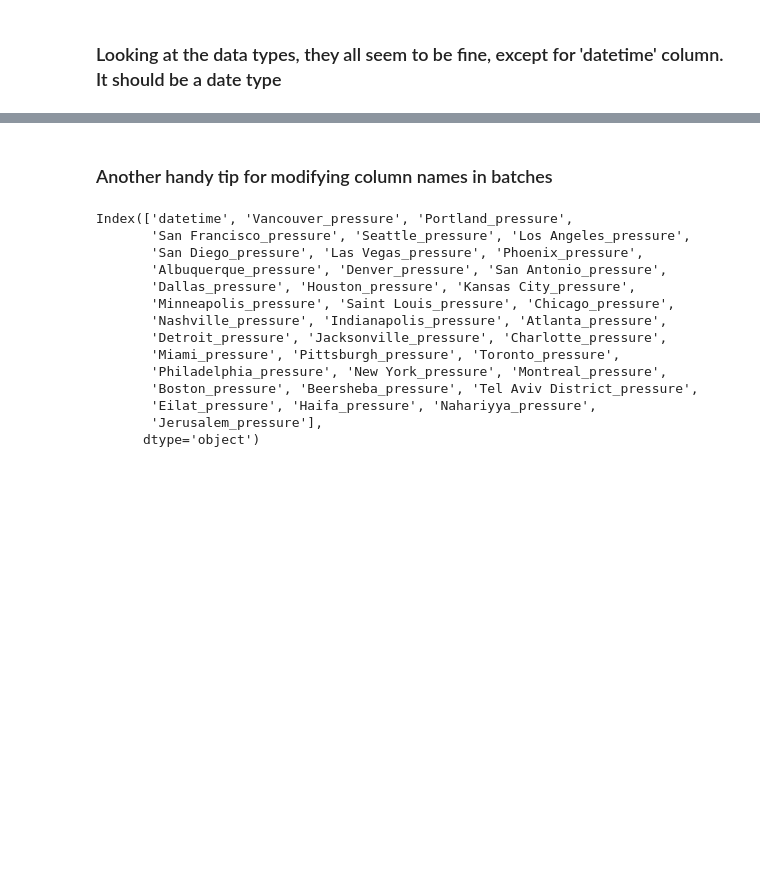
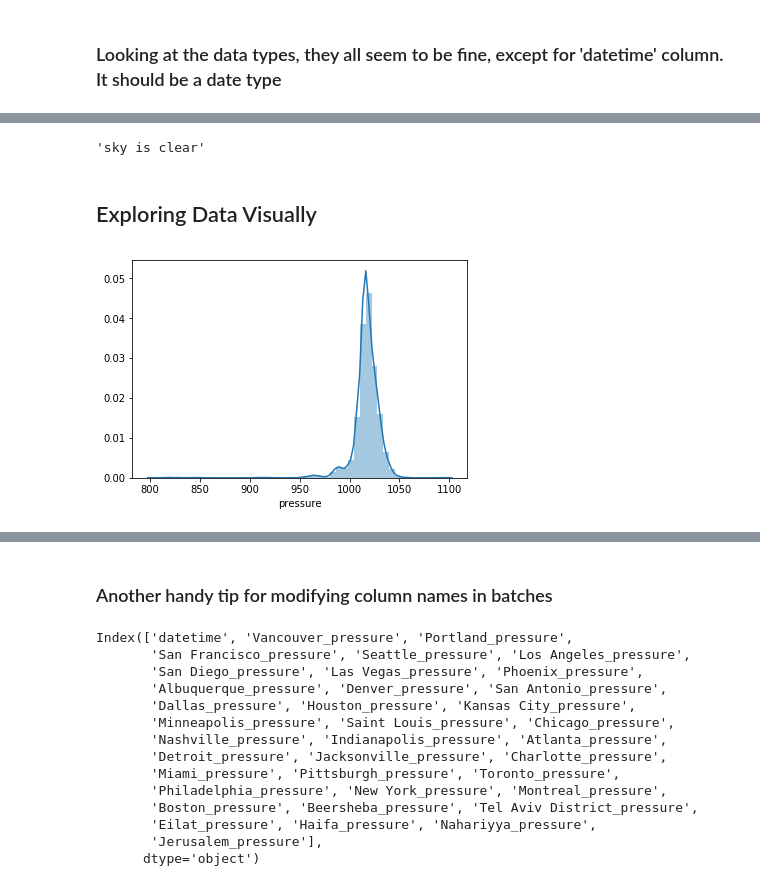
Before and after one commit to chengyin38/datafest19_tutorial, a Jupyter notebook: Tutorial_Data_Exploration.ipynb, the cells around one changed output, grey strips where cells are left out. Saved outputs shown, nothing was run; the diff lists cells and outputs as text; code cells hidden in the pictures; blank space fills up the shorter version.

```diff
--- a/Tutorial_Data_Exploration.ipynb
+++ b/Tutorial_Data_Exploration.ipynb
@@ -165,0 +418,3 @@ profile.to_file(os.path.join(os.getcwd(), 'data_profile.html'))
+# %%
+from sklearn.impute import SimpleImputer
+imp_median = SimpleImputer(missing_values=np.nan, strategy='median')
@@ -165,0 +435,2 @@ profile.to_file(os.path.join(os.getcwd(), 'data_profile.html'))
+# %%
+df_merged_imputed = df_merged_copy
@@ -165,0 +452,11 @@ profile.to_file(os.path.join(os.getcwd(), 'data_profile.html'))
+# %%
+for col in df_merged_copy.columns:
+    if df_merged_copy[col].dtypes in ['int', 'float'] and df_merged_copy[col].isnull().sum() > 0 :
+        df_merged_imputed[col] = imp_median.fit_transform(df_merged_copy[[col]])
+        print('imputed type int/float %s' %(col))
+    elif df_merged_copy[col].dtype == np.dtype('O') and df_merged_copy[col].isnull().sum() > 0 :
+        # categorical -- impute with mode
+        df_merged_imputed[col] = df_merged_copy[[col]].fillna(value=df_merged_copy[col].value_counts().index[0])
+        print('imputed other type %s' %(col))
+    else:
+        print('No missing values in %s, no need to impute. Skip.' %(col))
@@ -165,0 +490,11 @@ profile.to_file(os.path.join(os.getcwd(), 'data_profile.html'))
+# %%
+df_merged_copy['weather_descriptions'].value_counts().index[0]
+# %% [output]
+'sky is clear'
+# %% [markdown]
+## Exploring Data Visually
+# %%
+import seaborn as sns
+sns.distplot(df_merged_imputed.pressure);
+# %% [output]
+[figure, added]
```
Also changed, not shown: parts of 58 cells of this notebook.
